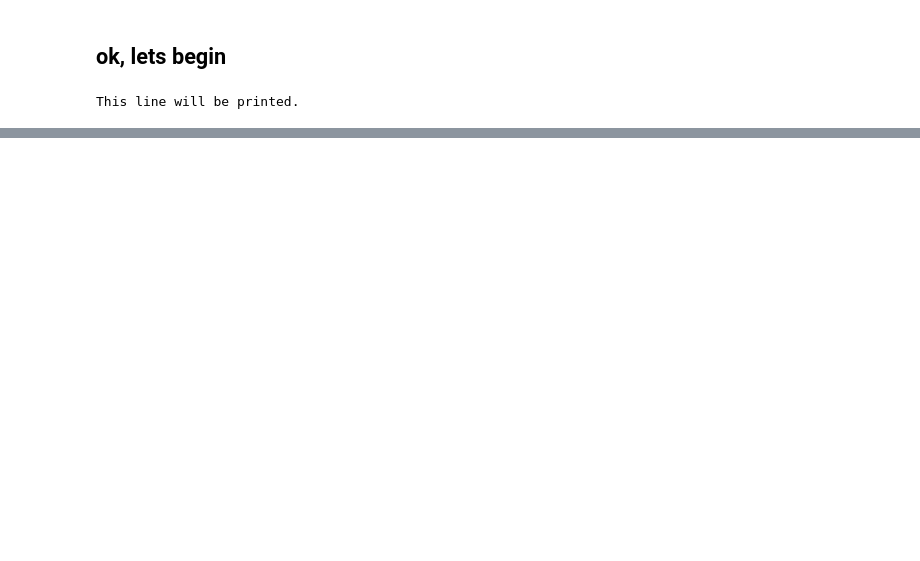
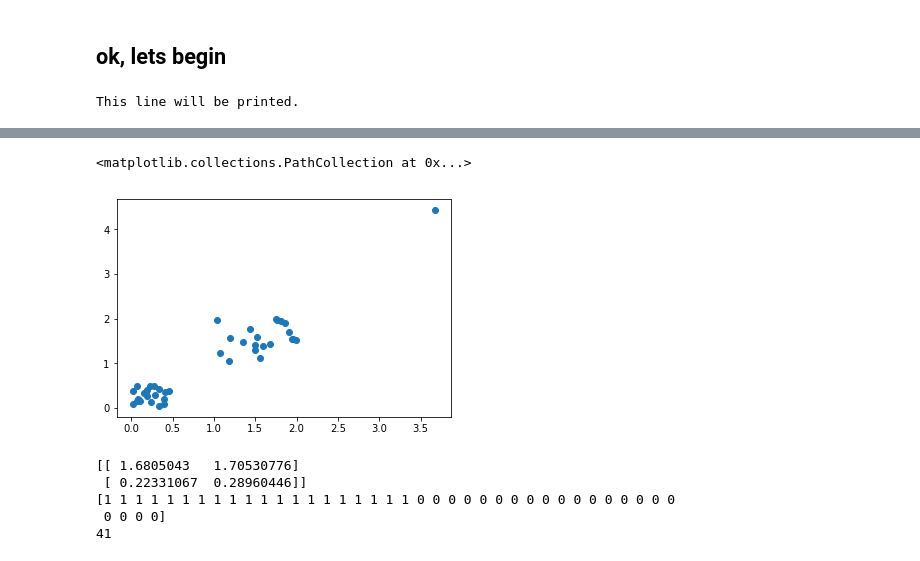
Before and after one commit to alik604/Notebooks, a Jupyter notebook: anomalyDetection.ipynb, the cells around one changed output, grey strips where cells are left out. Saved outputs shown, nothing was run; the diff lists cells and outputs as text; code cells hidden in the pictures; blank space fills up the shorter version.

```diff
--- a/anomalyDetection.ipynb
+++ b/anomalyDetection.ipynb
@@ -56,0 +57,18 @@ df.plot(x=x, style=['o','rx'])
+# %%
+myX = dataset.values
+plt.scatter(myX[:,0],myX[:,1], label='True Position')
+# %% [output]
+<matplotlib.collections.PathCollection at 0x...>
+[figure, added]
+# %%
+kmeans = KMeans(n_clusters=2)
+kmeans.fit(myX)
+print(kmeans.cluster_centers_)
+print(kmeans.labels_)
+print(kmeans.labels_.size)
+# %% [output]
+[[ 1.6805043   1.70530776]
+ [ 0.22331067  0.28960446]]
+[1 1 1 1 1 1 1 1 1 1 1 1 1 1 1 1 1 1 1 1 0 0 0 0 0 0 0 0 0 0 0 0 0 0 0 0 0
+ 0 0 0 0]
+41
```
Also changed, not shown: parts of 21 cells of this notebook, 1 other file.
